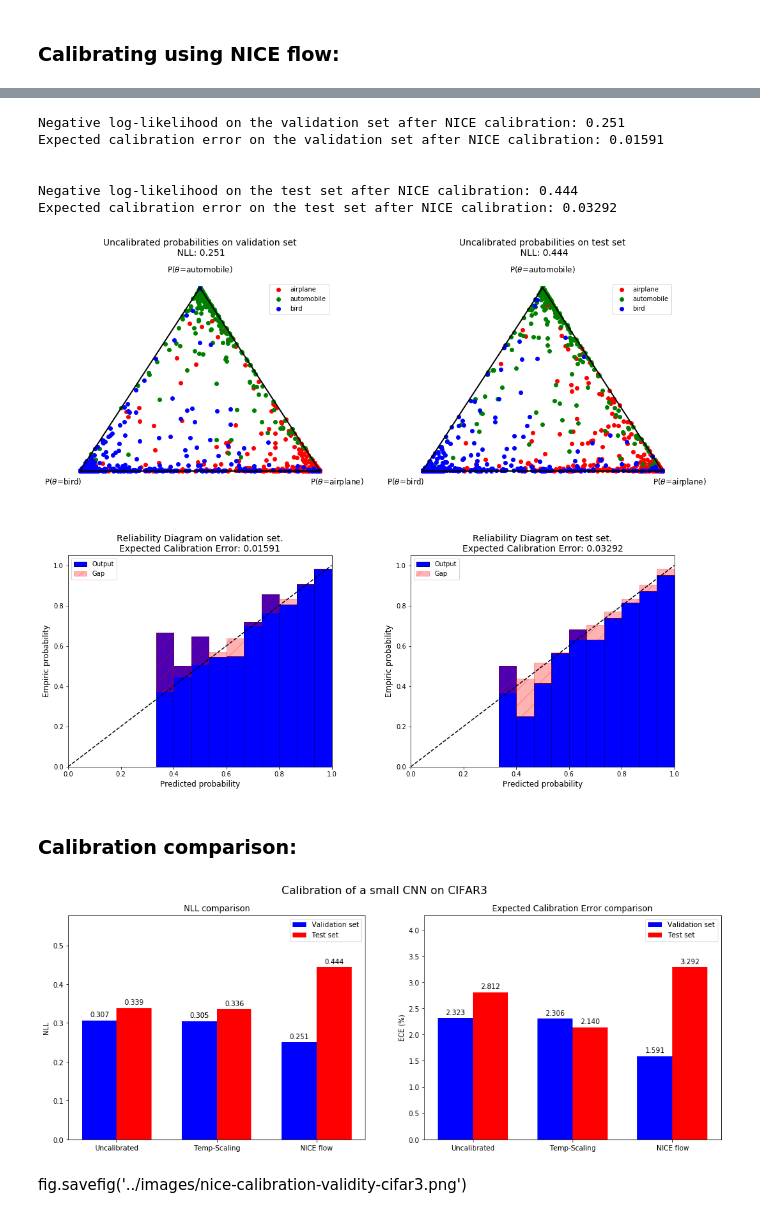
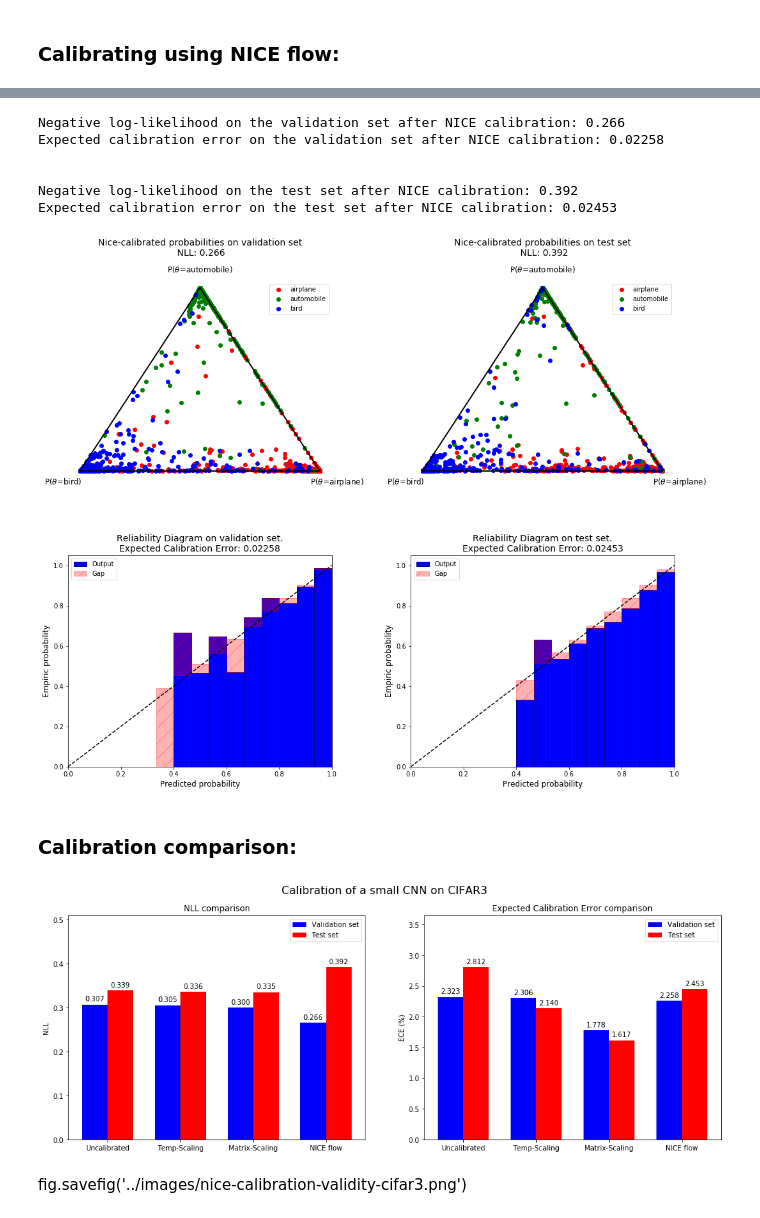
Before and after one commit to SergioAlvarezB/calibration-normalizing-flows, a Jupyter notebook: notebooks/nice-calibration-method.ipynb, the cells around one changed output, grey strips where cells are left out. Drawn from its saved outputs; the diff is of its cells as text; code cells hidden in the pictures.

```diff
--- a/notebooks/nice-calibration-method.ipynb
+++ b/notebooks/nice-calibration-method.ipynb
@@ -160,0 +165,33 @@ Expected calibration error on the test set after temp-scaling calibration: 0.021
+# %%
+val_probs_mat = mat_scaling_cal.predict(val_logits)
+test_probs_mat = mat_scaling_cal.predict(test_logits)
+
+# Validation set
+val_nll_mat = neg_log_likelihood(val_probs_mat, val_target)
+val_ece_mat = expected_calibration_error(val_probs_mat, val_target, bins=15)
+
+print('Negative log-likelihood on the validation set after Matrix-scaling calibration: {:.3f}'.format(val_nll_mat))
+print('Expected calibration error on the validation set after Matrix-scaling calibration: {:.5f}'.format(val_ece_mat))
+
+print('\n')
+
+# Test set
+test_nll_mat = neg_log_likelihood(test_probs_mat, test_target)
+test_ece_mat = expected_calibration_error(test_probs_mat, test_target, bins=15)
+
+print('Negative log-likelihood on the test set after Matrix-scaling calibration: {:.3f}'.format(test_nll_mat))
+print('Expected calibration error on the test set after Matrix-scaling calibration: {:.5f}'.format(test_ece_mat))
+
+fig, ax_arr = plt.subplots(2, 2, figsize=(17, 14), gridspec_kw={'hspace': 0.3, 'wspace': 0.3})
+ax_arr[0, 0] = plot_prob_simplex(val_probs_mat, target=val_target, ax=ax_arr[0, 0],
+                                 title='Mat-scaled probabilities on validation set\n NLL: {:.3f}'.format(val_nll_mat),
+                                 fontsize=12, labels=list(ix2label.values()));
+ax_arr[0, 1] = plot_prob_simplex(test_probs_mat, target=test_target, ax=ax_arr[0, 1],
+                                 title='Mat-scaled probabilities on test set\n NLL: {:.3f}'.format(test_nll_mat),
+                                 fontsize=12, labels=list(ix2label.values()));
+
+ax_arr[1, 0] = reliability_diagram(val_probs_mat, val_target, ax=ax_arr[1, 0], title='Reliability Diagram on validation set.'+
+                                '\nExpected Calibration Error: {:.5f}'.format(val_ece_mat), bins=15)
+ax_arr[1, 1] = reliability_diagram(test_probs_mat, test_target, ax=ax_arr[1, 1], title='Reliability Diagram on test set.' +
+                                '\nExpected Calibration Error: {:.5f}'.format(test_ece_mat), bins=15)
+plt.show()
@@ -203,11 +248,11 @@ print('Expected calibration error on the test set after NICE calibration: {:.5f}
 
 
 fig, ax_arr = plt.subplots(2, 2, figsize=(17, 14), gridspec_kw={'hspace': 0.3, 'wspace': 0.3})
-ax_arr[0, 0] = plot_prob_simplex(val_probs, target=val_target, ax=ax_arr[0, 0],
-                                 title='Uncalibrated probabilities on validation set\n NLL: {:.3f}'.format(val_nll_nice),
+ax_arr[0, 0] = plot_prob_simplex(val_probs_nice, target=val_target, ax=ax_arr[0, 0],
+                                 title='Nice-calibrated probabilities on validation set\n NLL: {:.3f}'.format(val_nll_nice),
                                  fontsize=12, labels=list(ix2label.values()));
-ax_arr[0, 1] = plot_prob_simplex(test_probs, target=test_target, ax=ax_arr[0, 1],
-                                 title='Uncalibrated probabilities on test set\n NLL: {:.3f}'.format(test_nll_nice),
+ax_arr[0, 1] = plot_prob_simplex(test_probs_nice, target=test_target, ax=ax_arr[0, 1],
+                                 title='Nice-calibrated probabilities on test set\n NLL: {:.3f}'.format(test_nll_nice),
                                  fontsize=12, labels=list(ix2label.values()));
 
 ax_arr[1, 0] = reliability_diagram(val_probs_nice, val_target, ax=ax_arr[1, 0], title='Reliability Diagram on validation set.'+
@@ -216,13 +261,13 @@ ax_arr[1, 1] = reliability_diagram(test_probs_nice, test_target, ax=ax_arr[1, 1]
                                 '\nExpected Calibration Error: {:.5f}'.format(test_ece_nice), bins=15)
 plt.show()
 # %% [output]
-Negative log-likelihood on the validation set after NICE calibration: 0.251
-Expected calibration error on the validation set after NICE calibration: 0.01591
+Negative log-likelihood on the validation set after NICE calibration: 0.266
+Expected calibration error on the validation set after NICE calibration: 0.02258
 
 
-Negative log-likelihood on the test set after NICE calibration: 0.444
-Expected calibration error on the test set after NICE calibration: 0.03292
+Negative log-likelihood on the test set after NICE calibration: 0.392
+Expected calibration error on the test set after NICE calibration: 0.02453
-[figure, old version]
+[figure, new version]
 # %% [markdown]
 ### Calibration comparison:
 # %%
@@ -244,49 +289,49 @@ fig, ax_arr = plt.subplots(1, 2, figsize=(17, 6))
 fig.suptitle('Calibration of a small CNN on CIFAR3', fontsize=16)
 
 
-ind = np.arange(3)
+ind = np.arange(4)
 width = 0.35
 
-ticks = ['Uncalibrated', 'Temp-Scaling', 'NICE flow']
+ticks = ['Uncalibrated', 'Temp-Scaling', 'Matrix-Scaling', 'NICE flow']
 
 
-validation = np.array([val_nll, val_nll_temp, val_nll_nice])
-test = np.array([test_nll, test_nll_temp, test_nll_nice])
+validation = np.array([val_nll, val_nll_temp, val_nll_mat, val_nll_nice])
+test = np.array([test_nll, test_nll_temp, test_nll_mat, test_nll_nice])
 
 
 rects1 = ax_arr[0].bar(ind, validation, width, color='b', label='Validation set')
 rects2 = ax_arr[0].bar(ind+width, test, width, color='r', label='Test set')
 
 ax_arr[0].set_ylabel('NLL')
 ax_arr[0].set_title('NLL comparison')
 ax_arr[0].set_xticks(ind + width / 2)
 ax_arr[0].set_xticklabels(ticks)
 ax_arr[0].set_ylim([0, max(validation.max(), test.max())*1.3])
 ax_arr[0].legend()
 
 autolabel(rects1, ax_arr[0])
 autolabel(rects2, ax_arr[0])
 
 
-validation = np.array([val_ece, val_ece_temp, val_ece_nice])*100
-test = np.array([test_ece, test_ece_temp, test_ece_nice])*100
+validation = np.array([val_ece, val_ece_temp, val_ece_mat, val_ece_nice])*100
+test = np.array([test_ece, test_ece_temp, test_ece_mat, test_ece_nice])*100
 
 rects1 = ax_arr[1].bar(ind, validation, width, color='b', label='Validation set')
 rects2 = ax_arr[1].bar(ind+width, test, width, color='r', label='Test set')
 
 ax_arr[1].set_ylabel('ECE (%)')
 ax_arr[1].set_title('Expected Calibration Error comparison')
 ax_arr[1].set_xticks(ind + width / 2)
 ax_arr[1].set_xticklabels(ticks)
 ax_arr[1].set_ylim([0, max(validation.max(), test.max())*1.3])
 ax_arr[1].legend()
 
 autolabel(rects1, ax_arr[1])
 autolabel(rects2, ax_arr[1])
 
 plt.show()
 # %% [output]
-[figure, old version]
+[figure, new version]
 # %% [markdown]
 fig.savefig('../images/nice-calibration-validity-cifar3.png')
 # %% [markdown]
```
Also changed, not shown: parts of 12 cells of this notebook, 2 other files.
